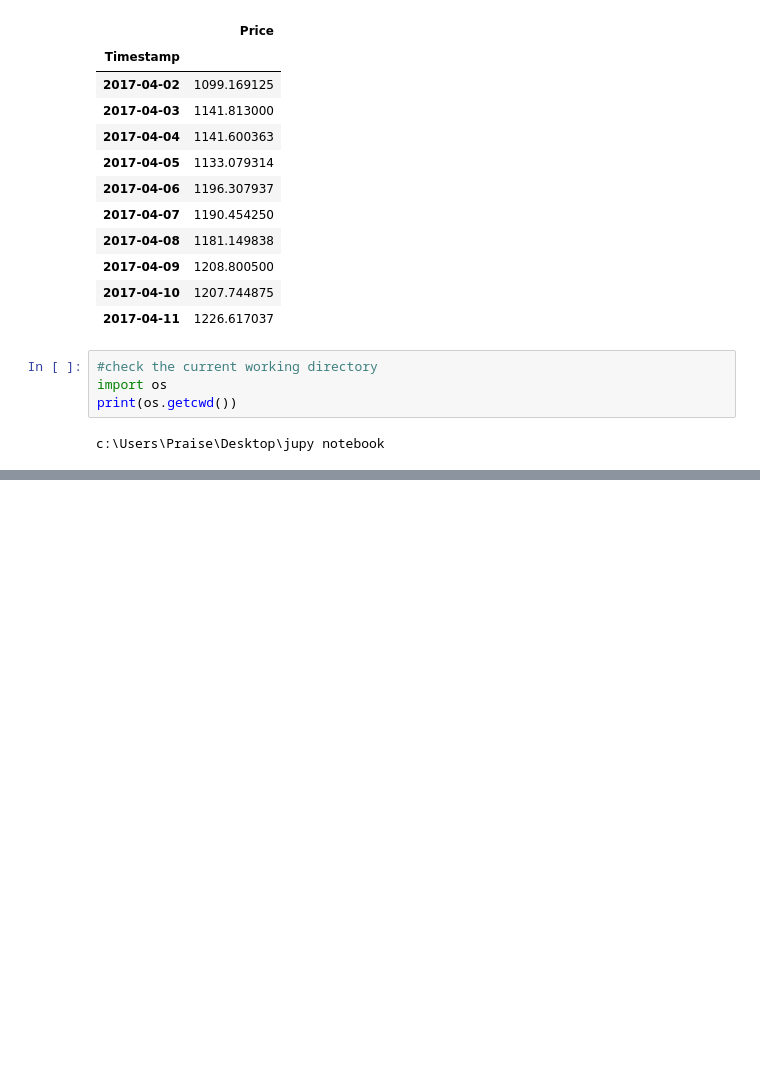
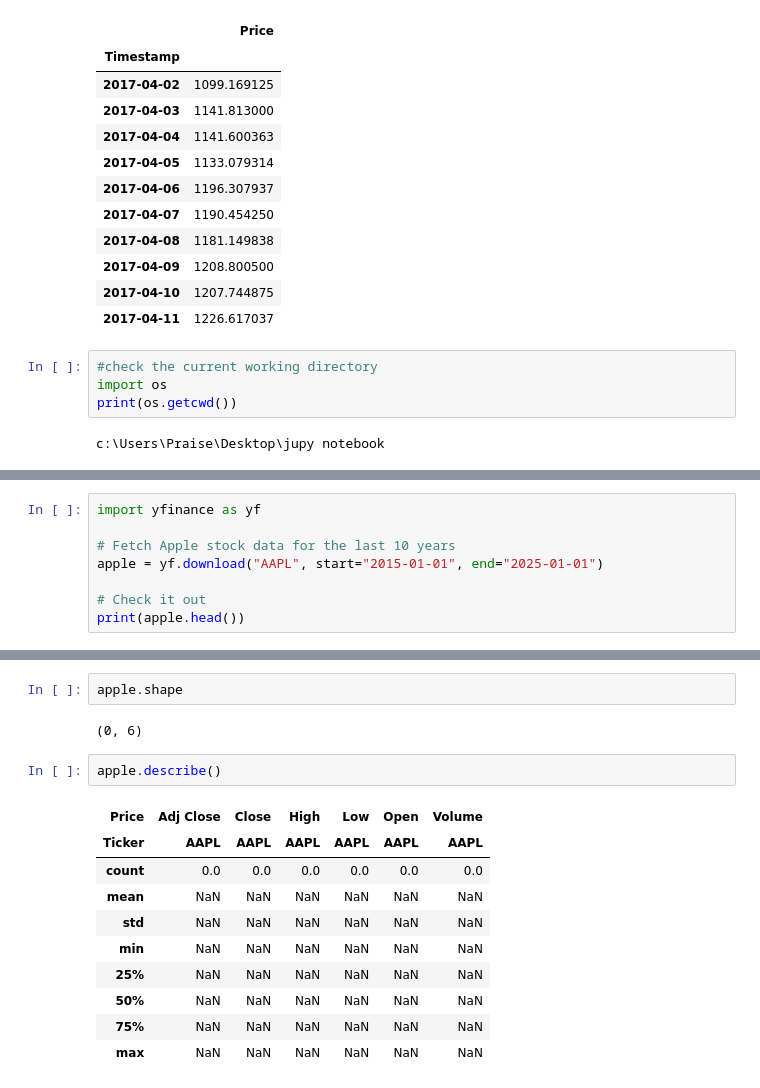
Before and after one commit to Omoh123/DATA-CLEANING-WITH-PANDAS, a Jupyter notebook: JUPYTER/MY FIRST NOTEBOOK.ipynb, the cells around one changed output, grey strips where cells are left out. Saved outputs shown, nothing was run; the diff lists cells and outputs as text; blank space fills up the shorter version.

```diff
--- a/JUPYTER/MY FIRST NOTEBOOK.ipynb
+++ b/JUPYTER/MY FIRST NOTEBOOK.ipynb
@@ -169,0 +191,8 @@ c:\Users\Praise\Desktop\jupy notebook
+# %%
+import yfinance as yf
+
+# Fetch Apple stock data for the last 10 years
+apple = yf.download("AAPL", start="2015-01-01", end="2025-01-01")
+
+# Check it out
+print(apple.head())
@@ -169,0 +207,17 @@ c:\Users\Praise\Desktop\jupy notebook
+# %%
+apple.shape
+# %% [output]
+(0, 6)
+# %%
+apple.describe()
+# %% [output]
+| Price | Adj Close | Close | High | Low | Open | Volume |
+| Ticker | AAPL | AAPL | AAPL | AAPL | AAPL | AAPL |
+| count | 0.0 | 0.0 | 0.0 | 0.0 | 0.0 | 0.0 |
+| mean | NaN | NaN | NaN | NaN | NaN | NaN |
+| std | NaN | NaN | NaN | NaN | NaN | NaN |
+| min | NaN | NaN | NaN | NaN | NaN | NaN |
+| 25% | NaN | NaN | NaN | NaN | NaN | NaN |
+| 50% | NaN | NaN | NaN | NaN | NaN | NaN |
+| 75% | NaN | NaN | NaN | NaN | NaN | NaN |
+| max | NaN | NaN | NaN | NaN | NaN | NaN |
```
Also changed, not shown: parts of 5 cells of this notebook, 1 other file.
